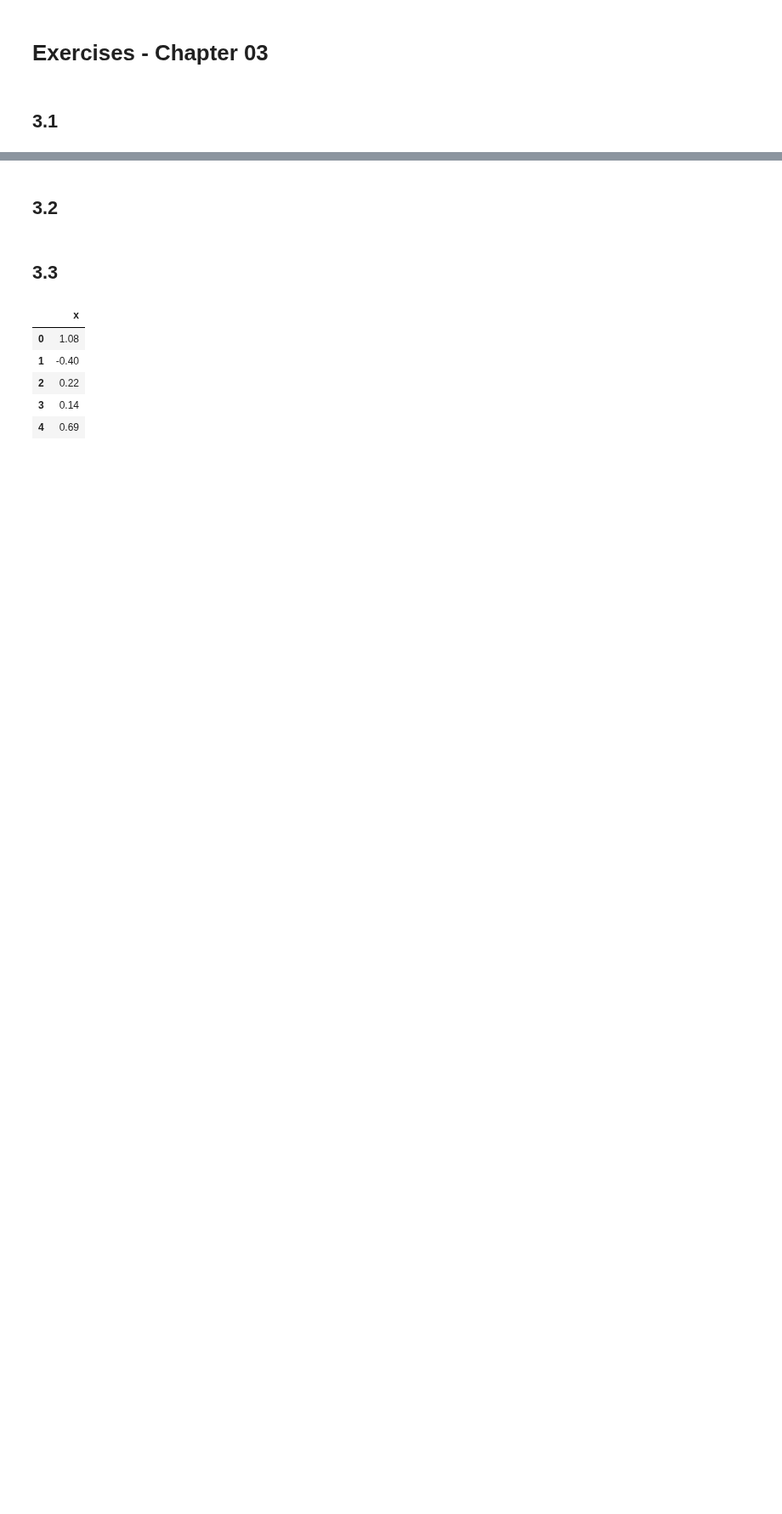
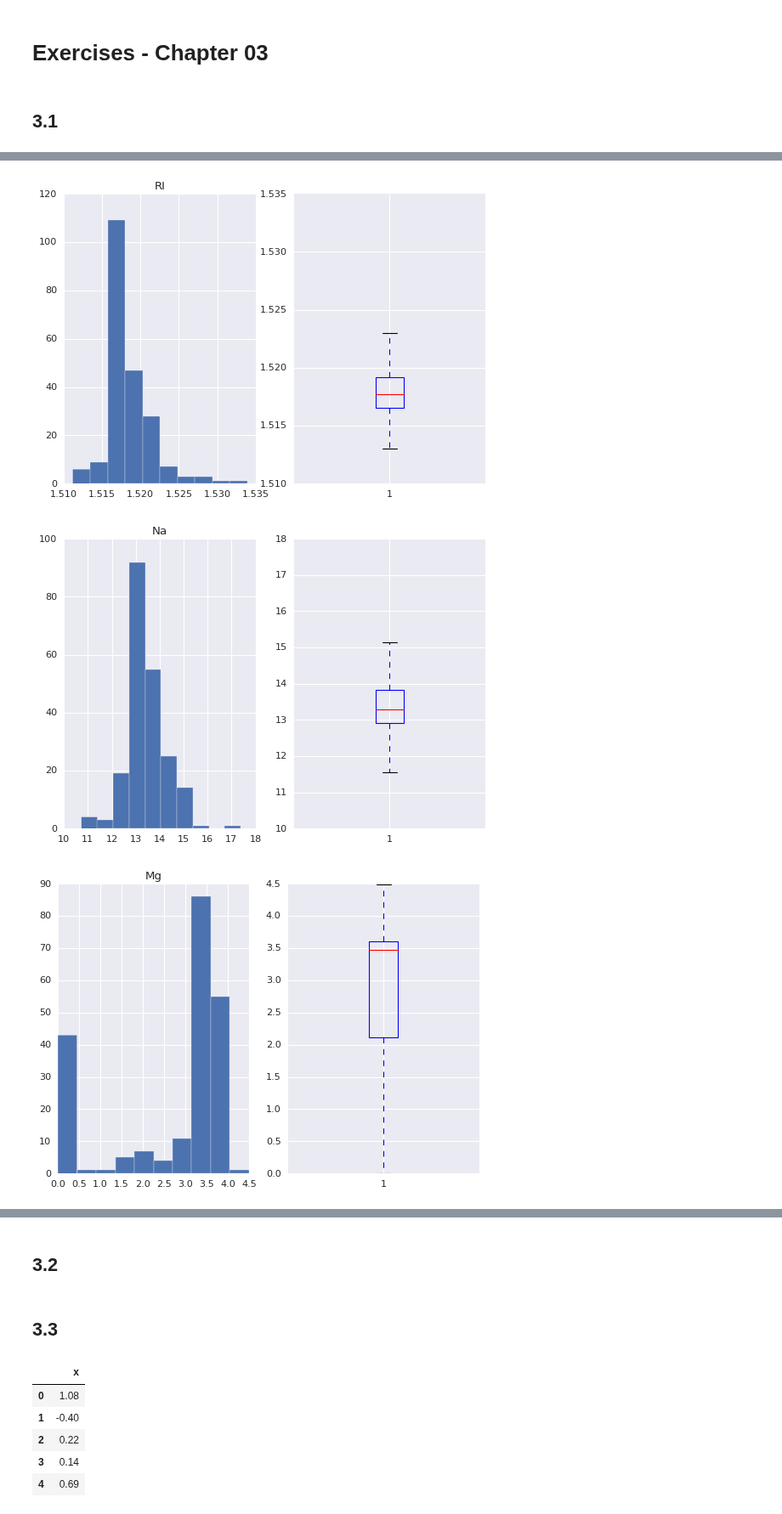
Before and after one commit to rickhaffey/stats-apm, a Jupyter notebook: exercises-python/Exercises-Chapter03.ipynb, the cells around one changed output, grey strips where cells are left out. Shown at 85% size. Saved outputs shown, nothing was run; the diff lists cells and outputs as text; code cells hidden in the pictures; blank space fills up the shorter version.

```diff
--- a/exercises-python/Exercises-Chapter03.ipynb
+++ b/exercises-python/Exercises-Chapter03.ipynb
@@ -5,7 +5,12 @@ import pandas as pd
 import numpy as np
 import matplotlib.pyplot as plt
 %matplotlib inline
+
+plt.style.use("ggplot")
 # %%
 DATA_PATH = "../data/"
 # %% [markdown]
 ## 3.1
+# %%
+glass = pd.read_csv(DATA_PATH + "Glass.csv")
+glass.head()
@@ -11,0 +28,16 @@ DATA_PATH = "../data/"
+# %%
+# a) visualize predictors - distributions and relationships
+def plot_col(c):
+    plt.subplot(1, 2, 1)
+    plt.hist(c)
+    plt.title(c.name)
+
+    plt.subplot(1, 2, 2)
+    plt.boxplot(c)
+    plt.show()
+
+glass.iloc[:,:-1].apply(plot_col, axis=0);
+# %% [output]
+[figure, added]
+[figure, added]
+[figure, added]
```
Also changed, not shown: parts of 6 cells of this notebook.
